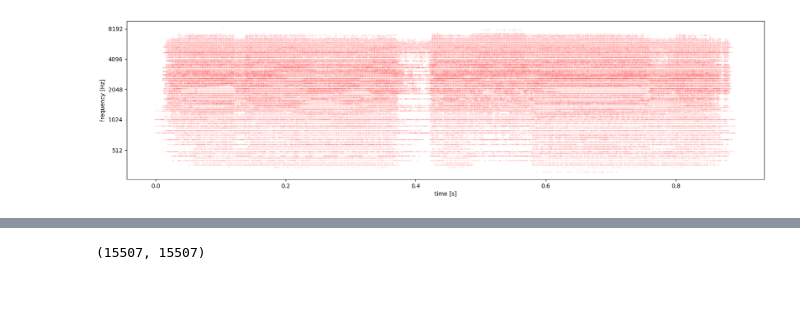
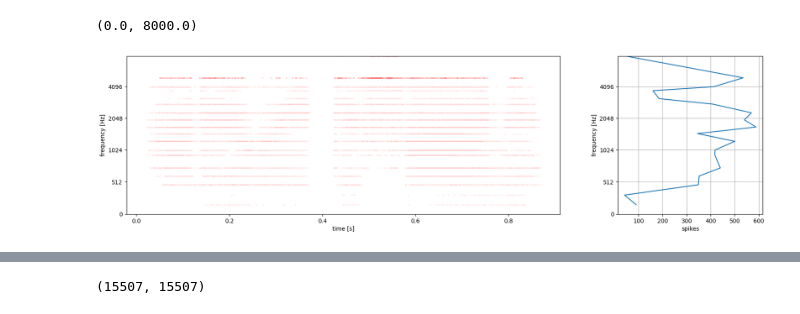
Before and after one commit to jacobdenobel/abt, a Jupyter notebook: notebooks/reconstruction.ipynb, the cells around one changed output, grey strips where cells are left out. Saved outputs shown, nothing was run; the diff lists cells and outputs as text; code cells hidden in the pictures.

```diff
--- a/notebooks/reconstruction.ipynb
+++ b/notebooks/reconstruction.ipynb
@@ -205,27 +281,27 @@ abt.utils.frequency_ax(ax2)
 # %%
 pdata = np.abs(pulse_train)
-pdata = apply_filter(pdata, window_size=256, resample_to=pdata.shape[1], scale=True)
+pdata = abt.utils.apply_filter(pdata, window_size=256, resample_to=pdata.shape[1], scale=True)
 
 f, (ax1, ax2, ax3) = plt.subplots(1, 3, figsize=(20, 4))
 
 S_db = librosa.power_to_db(S, ref=np.max)
 ts = np.linspace(0, duration, len(S_db[0]))
 
-plot_heatmap(ts, MEL_SCALE, S_db, ax1, f)
+abt.utils.plot_heatmap(ts, MEL_SCALE, S_db, ax1, f, pad_idx=False)
 ax1.set_title("spectrogram (sound)")
 
-plot_heatmap(
+abt.utils.plot_heatmap(
     np.arange(pulse_train.shape[1]) * MAT.pw,
-    ELECTRODE_FREQ_CENTERS,
+    abt.utils.virtual_channel_frequencies(pulse_train.shape[0]),
     np.abs(pulse_train),
     ax=ax2,
     fig=f
 )
 
 ax2.set_title("pulse train")
-plot_heatmap(
+abt.utils.plot_heatmap(
     np.arange(pulse_train.shape[1]) * MAT.pw,
-    ELECTRODE_FREQ_CENTERS,
+    abt.utils.virtual_channel_frequencies(pulse_train.shape[0]),
     pdata,
     ax=ax3,
     fig=f
@@ -268,43 +340,50 @@ plt.tight_layout()
 stimulus = phast.PulseTrain(pulse_train, time_step=MAT.pw)
 
 decay = phast.LeakyIntegratorDecay(
-    # accommodation_amplitude=0.072,
-    # adaptation_amplitude=7.142,
-    # accommodation_rate=0.014,
-    # adaptation_rate=19.996
+    accommodation_amplitude=0.072,
+    adaptation_amplitude=7.142,
+    accommodation_rate=0.014,
+    adaptation_rate=19.996
 )
 
 fibers = []
 for fiber_idx in selected_fibers:
     fibers.append(
         phast.Fiber(
             i_det=IDET[fiber_idx],
             # spatial_constant=np.ones(IDET.shape[0]),
             spatial_constant=MAT.spatial_factor(fiber_idx, IDET) * .1,
             sigma=MAT.sigma(fiber_idx, IDET),
             fiber_id=fiber_idx,
             n_max=stimulus.n_pulses,
             decay=decay,
             store_stats=False,
         )
     )
 
 
-fiber_stats = phast.phast(fibers, stimulus, generate_trials = 10, evaluate_in_parallel=True)
+fiber_stats = phast.phast(fibers, stimulus, generate_trials = 1, evaluate_in_parallel=True)
 
 duration = stimulus.time_step * stimulus.t_max
 binsize = 1e-5
 
 neurogram = create_neurogram(fiber_stats, selected_fibers, binsize, duration)
 del fiber_stats
 import gc;gc.collect()
 
-plt.figure(figsize=(20, 5))
+f, (ax1, ax2) = plt.subplots(1, 2, figsize=(20, 5), width_ratios=[3, 1])
 for y in range(len(selected_fibers)):
     x = np.where(neurogram[y, :])[0]
     y = selected_fibers_freq[y]
-    plt.scatter(x * binsize, y * np.ones(len(x)), color="red", alpha=.05, s=3)
+    ax1.scatter(x * binsize, y * np.ones(len(x)), color="red", alpha=.05, s=3)
 
-time_vs_freq()
+ax2.plot(neurogram.sum(axis=1), selected_fibers_freq)
+ax2.grid()
+ax2.set_xlabel("spikes")
+abt.utils.frequency_ax(ax2)
+abt.utils.time_vs_freq(ax1)
+ax2.set_ylim(0, MAX_FREQ)
+ax1.set_ylim(0, MAX_FREQ)
 # %% [output]
+(0.0, 8000.0)
-[figure, old version]
+[figure, new version]
```
Also changed, not shown: parts of 9 cells of this notebook, 2 other files.
